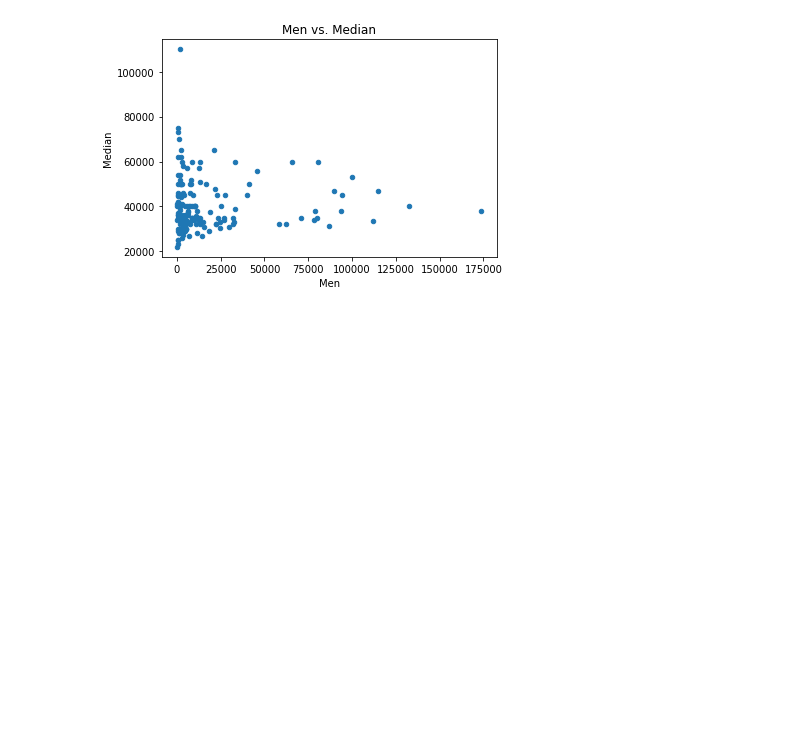
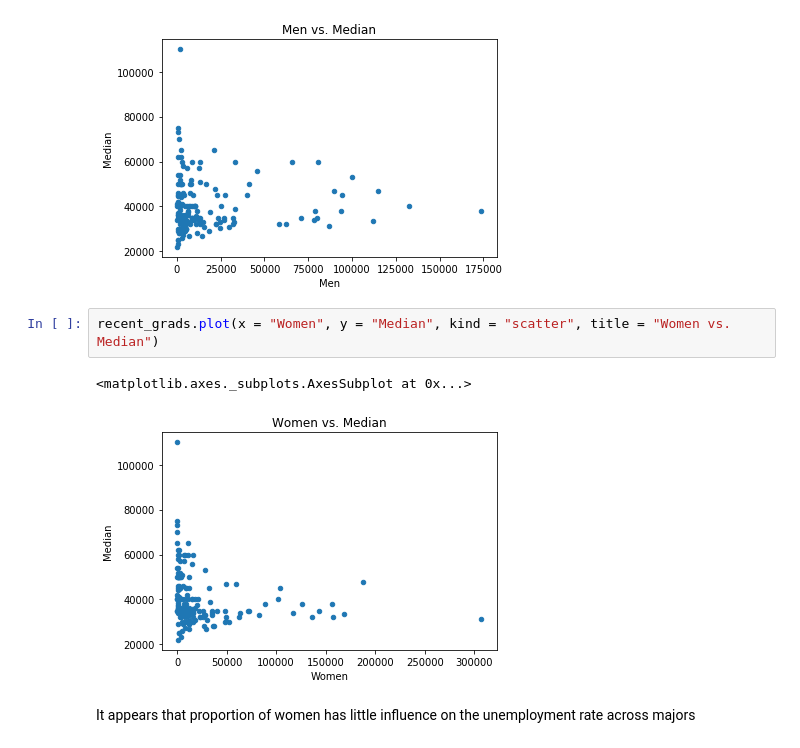
Before and after one commit to ipshitaRB/Visualize-Earnings-Based-On-College-Majors, a Jupyter notebook: Visualize_earnings_based_on_college_majors.ipynb, the cells around one changed output. Cells and saved outputs as stored; diff of their text form; blank space fills up the shorter version.

Commit message:
Generate scatter plot of Women vs. Median Salary

```diff
--- a/Visualize_earnings_based_on_college_majors.ipynb
+++ b/Visualize_earnings_based_on_college_majors.ipynb
@@ -166,3 +166,10 @@ recent_grads.plot(x = "Men", y = "Median", kind = "scatter", title = "Men vs. Me
 # %% [output]
 <matplotlib.axes._subplots.AxesSubplot at 0x...>
 [figure]
+# %%
+recent_grads.plot(x = "Women", y = "Median", kind = "scatter", title = "Women vs. Median")
+# %% [output]
+<matplotlib.axes._subplots.AxesSubplot at 0x...>
+[figure, added]
+# %% [markdown]
+It appears that proportion of women has little influence on the unemployment rate across majors
```
